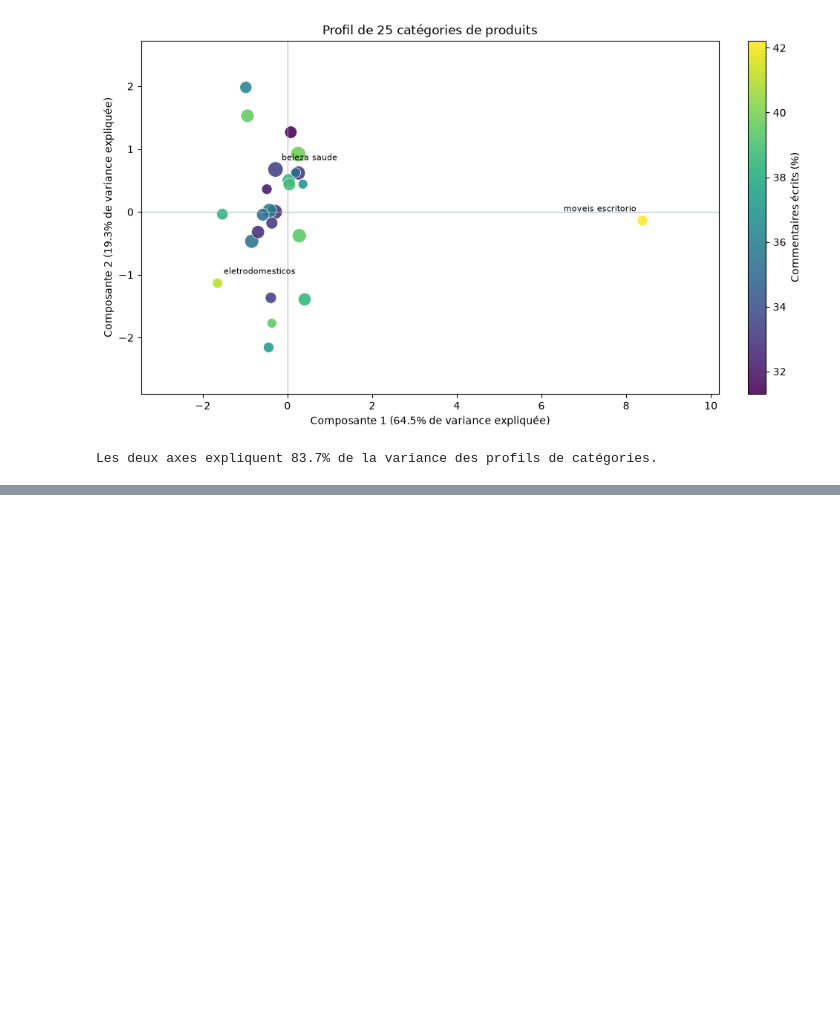
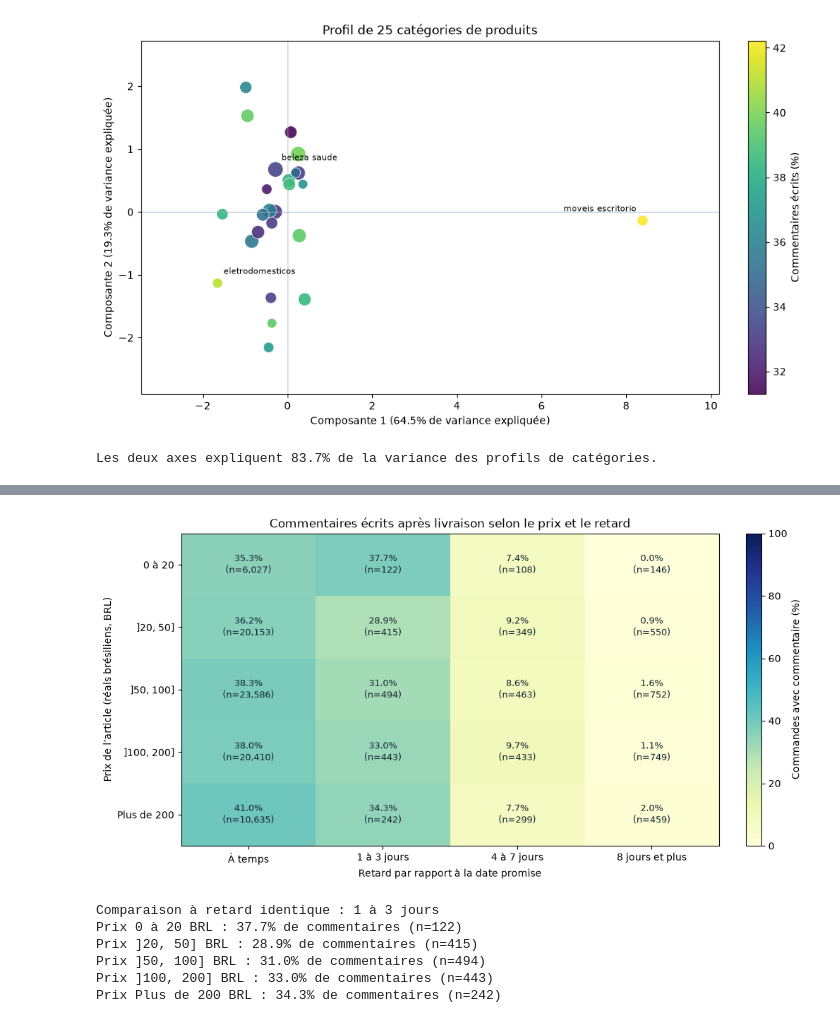
Before and after one commit to Snowlly/hadoop-kaggle, a Jupyter notebook: notebooks/J2_Spark_Delta_Silver.ipynb, the cells around one changed output, grey strips where cells are left out. Saved outputs shown, nothing was run; the diff lists cells and outputs as text; code cells hidden in the pictures; blank space fills up the shorter version.

```diff
--- a/notebooks/J2_Spark_Delta_Silver.ipynb
+++ b/notebooks/J2_Spark_Delta_Silver.ipynb
@@ -552,0 +559,61 @@ Les deux axes expliquent 83.7% de la variance des profils de catégories.
+# %%
+import numpy as np
+import matplotlib.pyplot as plt
+from pyspark.sql import functions as F
+
+prix_retard_source = spark.read.format("delta").load("/lakehouse/silver/olist_commentaires_livraison")
+prix_retard = (
+    prix_retard_source.withColumn(
+        "tranche_prix",
+        F.when(F.col("prix") <= 20, 0)
+        .when(F.col("prix") <= 50, 1)
+        .when(F.col("prix") <= 100, 2)
+        .when(F.col("prix") <= 200, 3)
+        .otherwise(4),
+    )
+    .withColumn(
+        "tranche_retard",
+        F.when(F.col("retard_jours") == 0, 0)
+        .when(F.col("retard_jours") <= 3, 1)
+        .when(F.col("retard_jours") <= 7, 2)
+        .otherwise(3),
+    )
+    .groupBy("tranche_prix", "tranche_retard")
+    .agg(F.count("*").alias("n"), F.avg("a_un_commentaire").alias("taux"))
+    .orderBy("tranche_prix", "tranche_retard")
+    .collect()
+)
+
+prix_labels = ["0 à 20", "]20, 50]", "]50, 100]", "]100, 200]", "Plus de 200"]
+retard_labels = ["À temps", "1 à 3 jours", "4 à 7 jours", "8 jours et plus"]
+minimum_effectif = 100
+taux_prix_retard = np.full((5, 4), np.nan)
+effectifs_prix_retard = np.zeros((5, 4), dtype=int)
+for row in prix_retard:
+    effectifs_prix_retard[row.tranche_prix, row.tranche_retard] = row.n
+    if row.n >= minimum_effectif:
+        taux_prix_retard[row.tranche_prix, row.tranche_retard] = 100 * row.taux
+
+fig, ax = plt.subplots(figsize=(10, 5.2), layout="constrained")
+cmap = plt.get_cmap("YlGnBu").copy()
+cmap.set_bad("#e5e7eb")
+heatmap = ax.imshow(np.ma.masked_invalid(taux_prix_retard), cmap=cmap, vmin=0, vmax=100, aspect="auto")
+ax.set_xticks(range(4), retard_labels)
+ax.set_yticks(range(5), prix_labels)
+ax.set_xlabel("Retard par rapport à la date promise")
+ax.set_ylabel("Prix de l’article (réals brésiliens, BRL)")
+ax.set_title("Commentaires écrits après livraison selon le prix et le retard")
+for i in range(5):
+    for j in range(4):
+        value = taux_prix_retard[i, j]
+        n = effectifs_prix_retard[i, j]
+        text = f"{value:.1f}%\n(n={n:,})" if np.isfinite(value) else f"Effectif < {minimum_effectif}\n(n={n:,})"
+        ax.text(j, i, text, ha="center", va="center", color="white" if value > 55 else "#152332", fontsize=9)
+fig.colorbar(heatmap, ax=ax, label="Commandes avec commentaire (%)")
+plt.show()
+
+print("Comparaison à retard identique : 1 à 3 jours")
+for row in prix_retard:
+    if row.tranche_retard == 1:
+        print(f"Prix {prix_labels[row.tranche_prix]} BRL : {row.taux:.1%} de commentaires (n={row.n:,})")
+# %% [output]
@@ -552,0 +621,7 @@ Les deux axes expliquent 83.7% de la variance des profils de catégories.
+[figure, added]
+Comparaison à retard identique : 1 à 3 jours
+Prix 0 à 20 BRL : 37.7% de commentaires (n=122)
+Prix ]20, 50] BRL : 28.9% de commentaires (n=415)
+Prix ]50, 100] BRL : 31.0% de commentaires (n=494)
+Prix ]100, 200] BRL : 33.0% de commentaires (n=443)
+Prix Plus de 200 BRL : 34.3% de commentaires (n=242)
```
Also changed, not shown: parts of 2 cells of this notebook, 2 other files.
